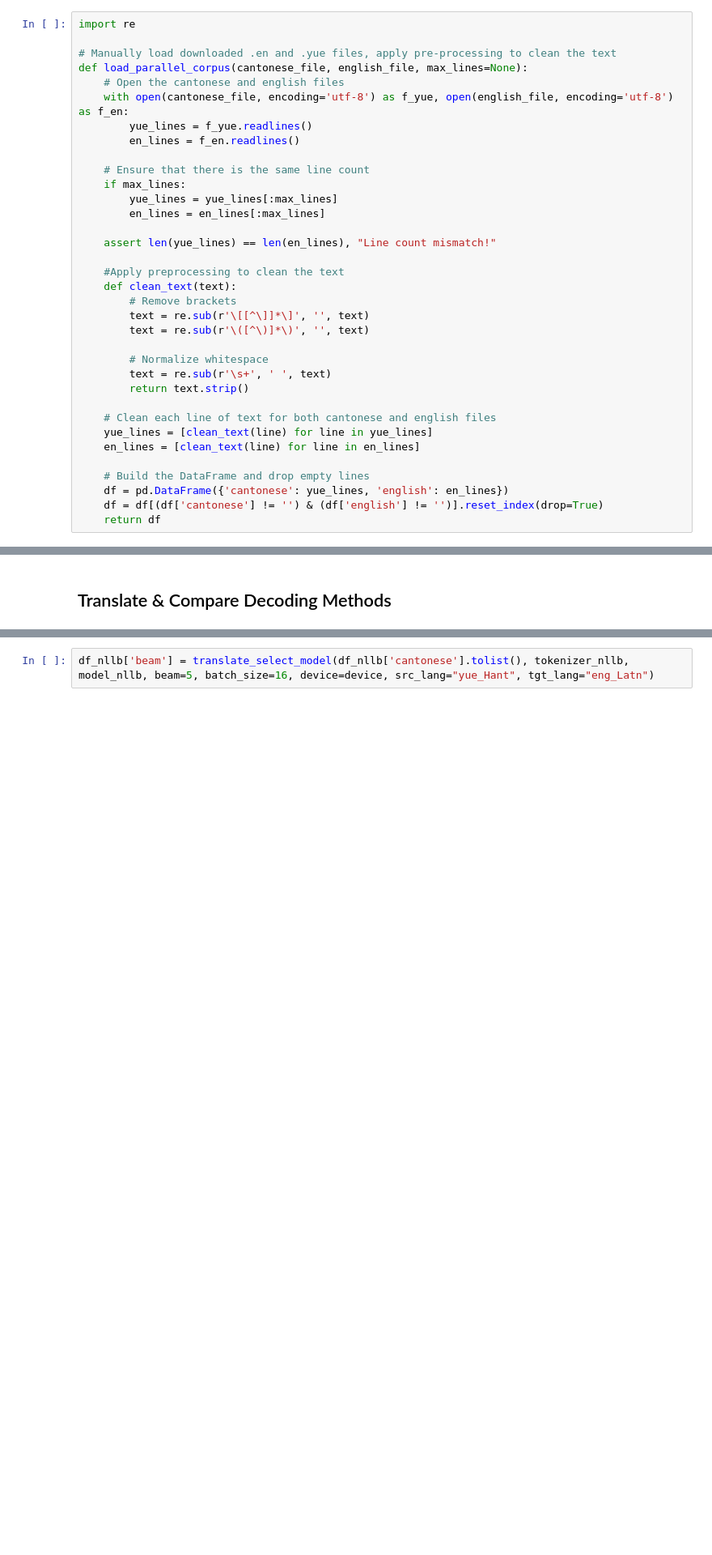
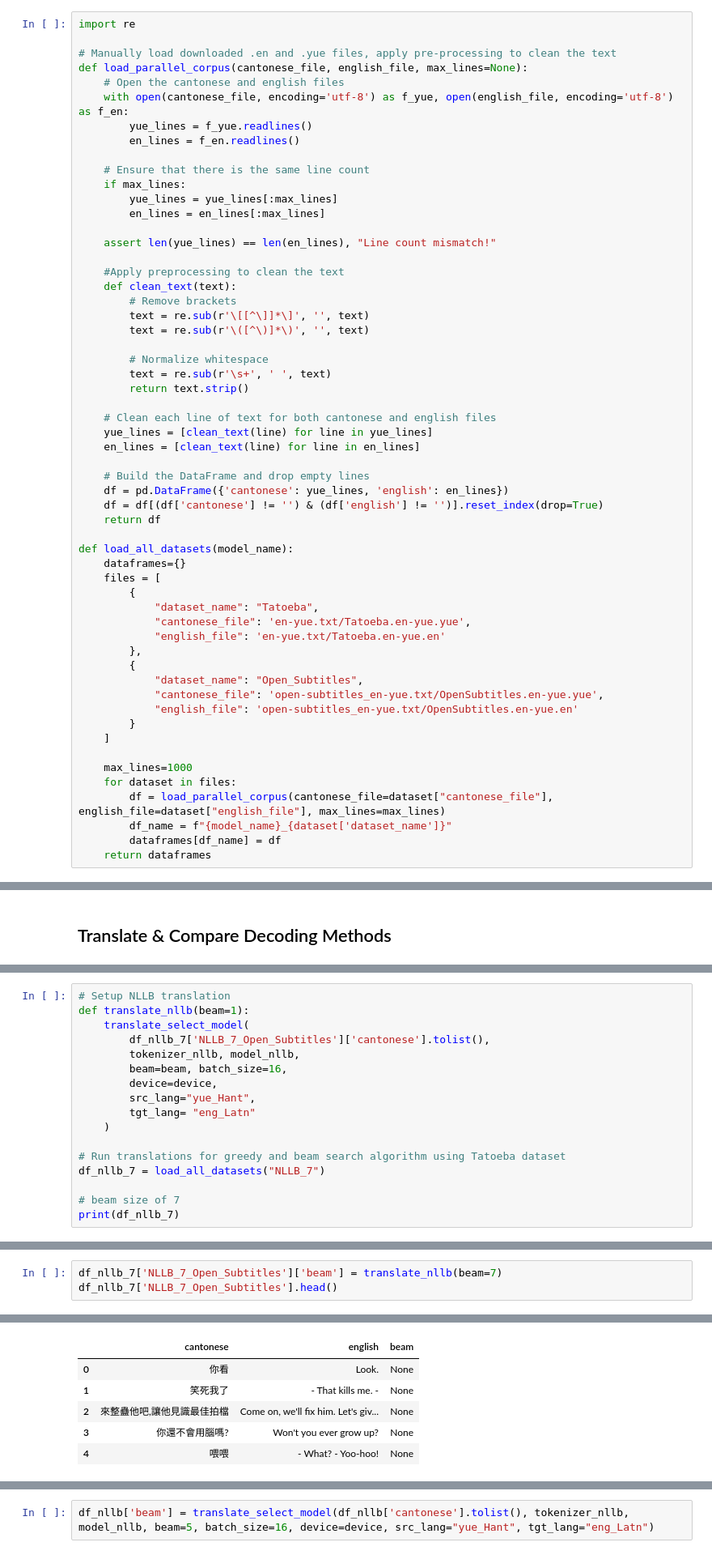
Before and after one commit to florenceyuen/Cantonese-English-Translation, a Jupyter notebook: Cant_English_Model_Evaluation_mariam.ipynb, the cells around one changed output, grey strips where cells are left out. Shown at 81% size. Cells and saved outputs as stored; diff of their text form; blank space fills up the shorter version.

Commit message:
Test NLLB model with beam size = 7

```diff
--- a/Cant_English_Model_Evaluation_mariam.ipynb
+++ b/Cant_English_Model_Evaluation_mariam.ipynb
@@ -111,6 +111,28 @@ def load_parallel_corpus(cantonese_file, english_file, max_lines=None):
     df = pd.DataFrame({'cantonese': yue_lines, 'english': en_lines})
     df = df[(df['cantonese'] != '') & (df['english'] != '')].reset_index(drop=True)
     return df
+
+def load_all_datasets(model_name):
+    dataframes={}
+    files = [
+        {
+            "dataset_name": "Tatoeba",
+            "cantonese_file": 'en-yue.txt/Tatoeba.en-yue.yue',
+            "english_file": 'en-yue.txt/Tatoeba.en-yue.en'
+        },
+        {
+            "dataset_name": "Open_Subtitles",
+            "cantonese_file": 'open-subtitles_en-yue.txt/OpenSubtitles.en-yue.yue',
+            "english_file": 'open-subtitles_en-yue.txt/OpenSubtitles.en-yue.en'
+        }
+    ]
+
+    max_lines=1000
+    for dataset in files:
+        df = load_parallel_corpus(cantonese_file=dataset["cantonese_file"], english_file=dataset["english_file"], max_lines=max_lines)
+        df_name = f"{model_name}_{dataset['dataset_name']}"
+        dataframes[df_name] = df
+    return dataframes
 # %%
 # # Load Tatoeba dataset
 df = load_parallel_corpus('en-yue.txt/Tatoeba.en-yue.yue', 'en-yue.txt/Tatoeba.en-yue.en', max_lines=1000)
@@ -197,0 +215,17 @@ def translate_select_model(texts, tokenizer, model, beam=1, batch_size=16, devic
+# %%
+# Setup NLLB translation
+def translate_nllb(beam=1):
+    translate_select_model(
+        df_nllb_7['NLLB_7_Open_Subtitles']['cantonese'].tolist(),
+        tokenizer_nllb, model_nllb,
+        beam=beam, batch_size=16,
+        device=device,
+        src_lang="yue_Hant",
+        tgt_lang= "eng_Latn"
+    )
+
+# Run translations for greedy and beam search algorithm using Tatoeba dataset
+df_nllb_7 = load_all_datasets("NLLB_7")
+
+# beam size of 7
+print(df_nllb_7)
@@ -197,0 +250,4 @@ def translate_select_model(texts, tokenizer, model, beam=1, batch_size=16, devic
+# %%
+df_nllb_7['NLLB_7_Open_Subtitles']['beam'] = translate_nllb(beam=7)
+df_nllb_7['NLLB_7_Open_Subtitles'].head()
+# %% [output]
@@ -197,0 +255,6 @@ def translate_select_model(texts, tokenizer, model, beam=1, batch_size=16, devic
+|  | cantonese | english | beam |
+| 0 | 你看 | Look. | None |
+| 1 | 笑死我了 | - That kills me. - | None |
+| 2 | 來整蠱他吧,讓他見識最佳拍檔 | Come on, we'll fix him. Let's giv... | None |
+| 3 | 你還不會用腦嗎? | Won't you ever grow up? | None |
+| 4 | 喂喂 | - What? - Yoo-hoo! | None |
```
Also changed, not shown: parts of 9 cells of this notebook, 4 other files.
